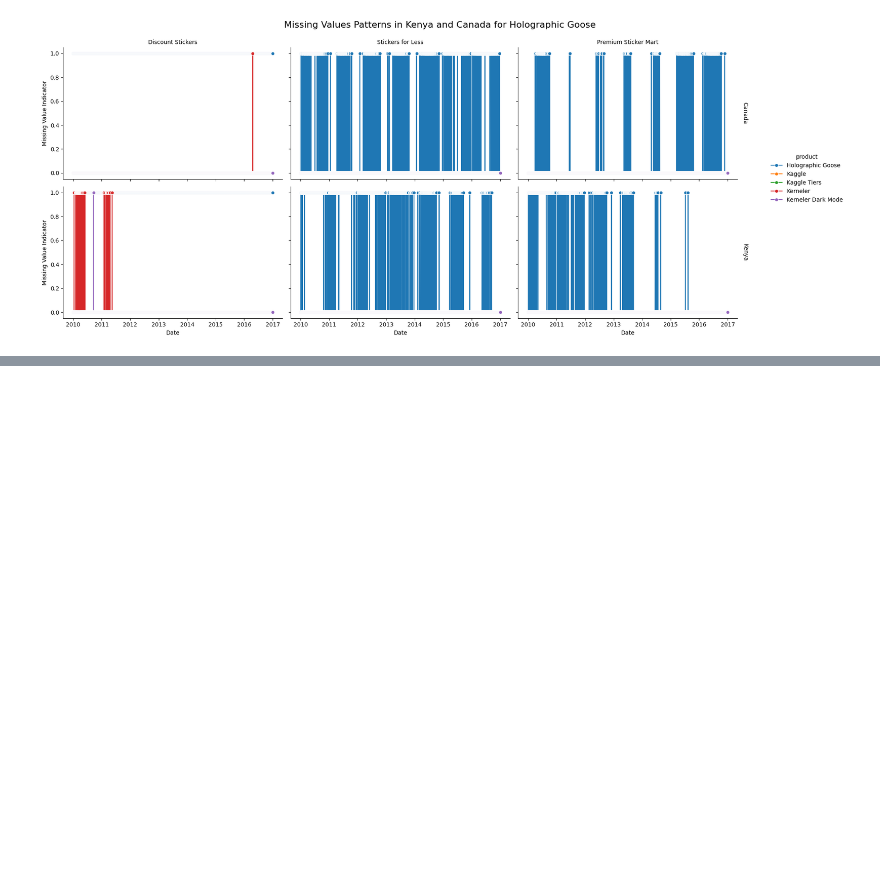
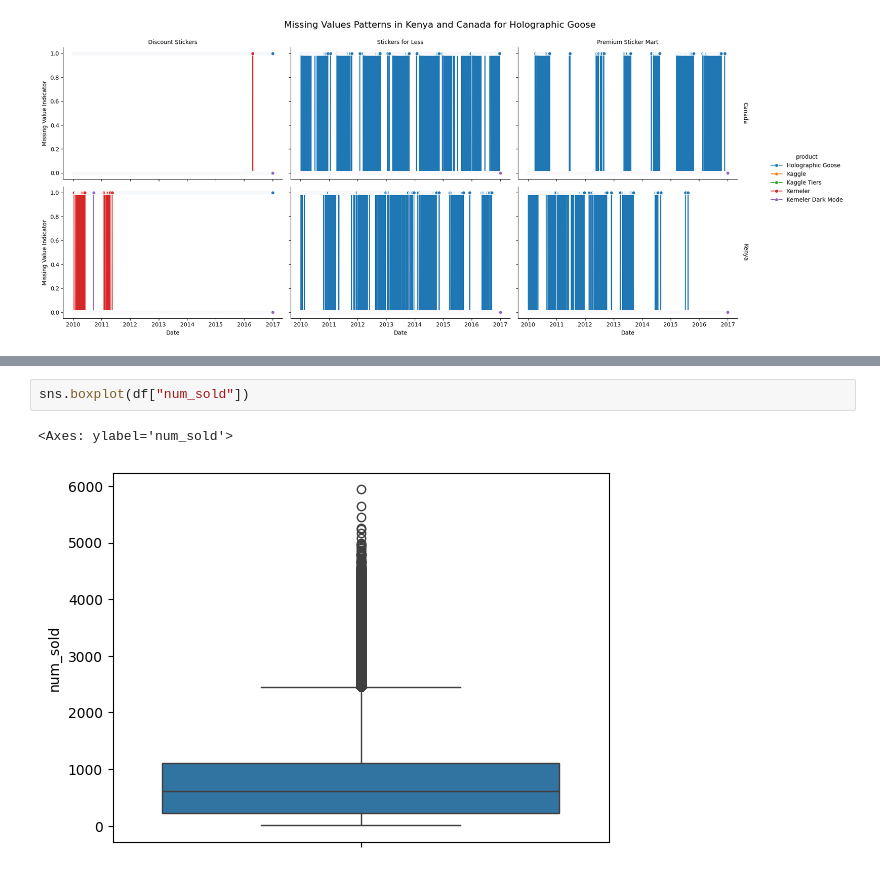
Before and after one commit to rjvillen/Forecasting-Kaggle-Sticker-Sales, a Jupyter notebook: 1-Dataset Exploration.ipynb, the cells around one changed output, grey strips where cells are left out. Cells and saved outputs as stored; diff of their text form; blank space fills up the shorter version.

```diff
--- a/1-Dataset Exploration.ipynb
+++ b/1-Dataset Exploration.ipynb
@@ -164,0 +168,5 @@ time series notion, sales might be correlated with previous sales and temporal f
+# %%
+sns.boxplot(df["num_sold"])
+# %% [output]
+<Axes: ylabel='num_sold'>
+[figure, added]
```
Also changed, not shown: parts of 24 cells of this notebook.
